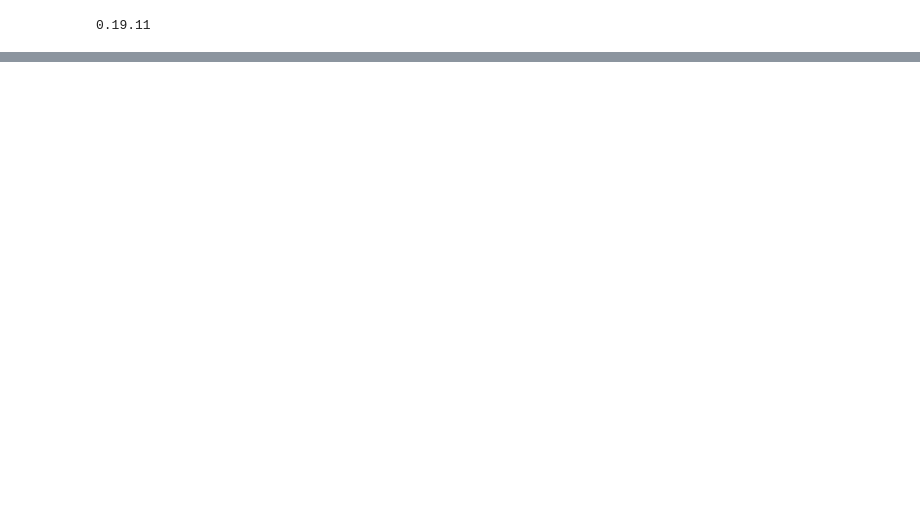
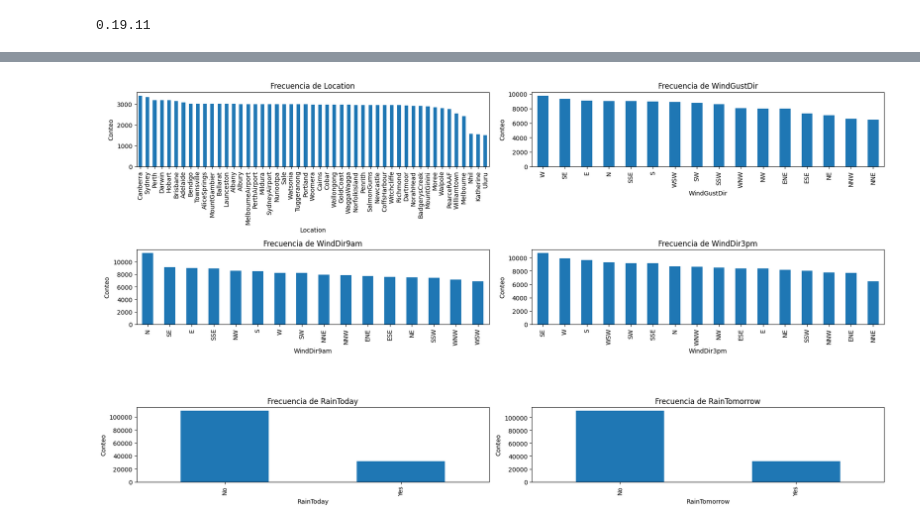
Before and after one commit to h-garrido/weather-aus, a Jupyter notebook: notebooks/exploracion_inicial.ipynb, the cells around one changed output, grey strips where cells are left out. Drawn from its saved outputs; the diff is of its cells as text; code cells hidden in the pictures; blank space fills up the shorter version.

```diff
--- a/notebooks/exploracion_inicial.ipynb
+++ b/notebooks/exploracion_inicial.ipynb
@@ -194,0 +263,21 @@ plt.show()
+# %%
+# Identificar columnas numéricas
+numeric_cols = df.select_dtypes(include=['int64', 'float64']).columns
+
+# Histogramas
+plt.figure(figsize=(18, 16))
+for i, col in enumerate(numeric_cols, 1):
+    plt.subplot(5, 4, i)
+    sns.histplot(df[col].dropna(), kde=True, bins=30)
+    plt.title(f'Histograma de {col}')
+plt.tight_layout()
+plt.show()
+
+# Boxplots para detectar outliers
+plt.figure(figsize=(18, 16))
+for i, col in enumerate(numeric_cols, 1):
+    plt.subplot(5, 4, i)
+    sns.boxplot(x=df[col])
+    plt.title(f'Boxplot de {col}')
+plt.tight_layout()
+plt.show()
@@ -194,0 +294,14 @@ plt.show()
+# %%
+# Identificar columnas categóricas
+categorical_cols = df.select_dtypes(include=['category']).columns
+
+plt.figure(figsize=(18, 20))
+for i, col in enumerate(categorical_cols, 1):
+    plt.subplot(6, 2, i)
+    df[col].value_counts().plot(kind='bar')
+    plt.title(f'Frecuencia de {col}')
+    plt.xlabel(col)
+    plt.ylabel('Conteo')
+plt.tight_layout()
+plt.show()
+# %% [output]
@@ -194,0 +309 @@ plt.show()
+[figure, added]
```
Also changed, not shown: parts of 29 cells of this notebook.
